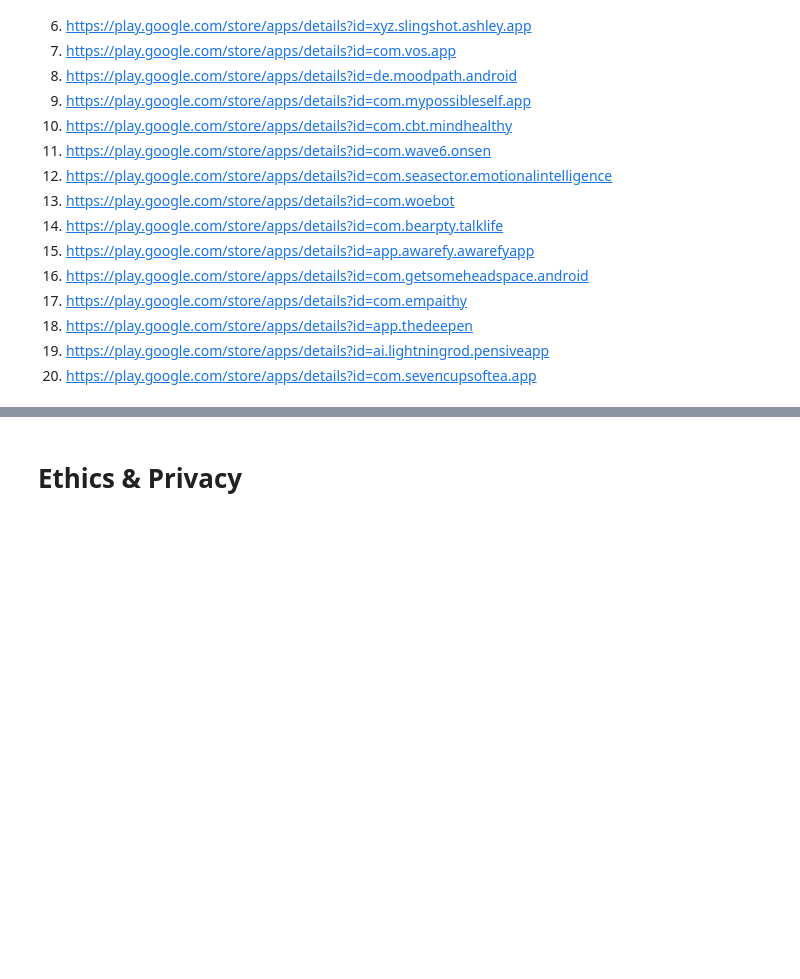
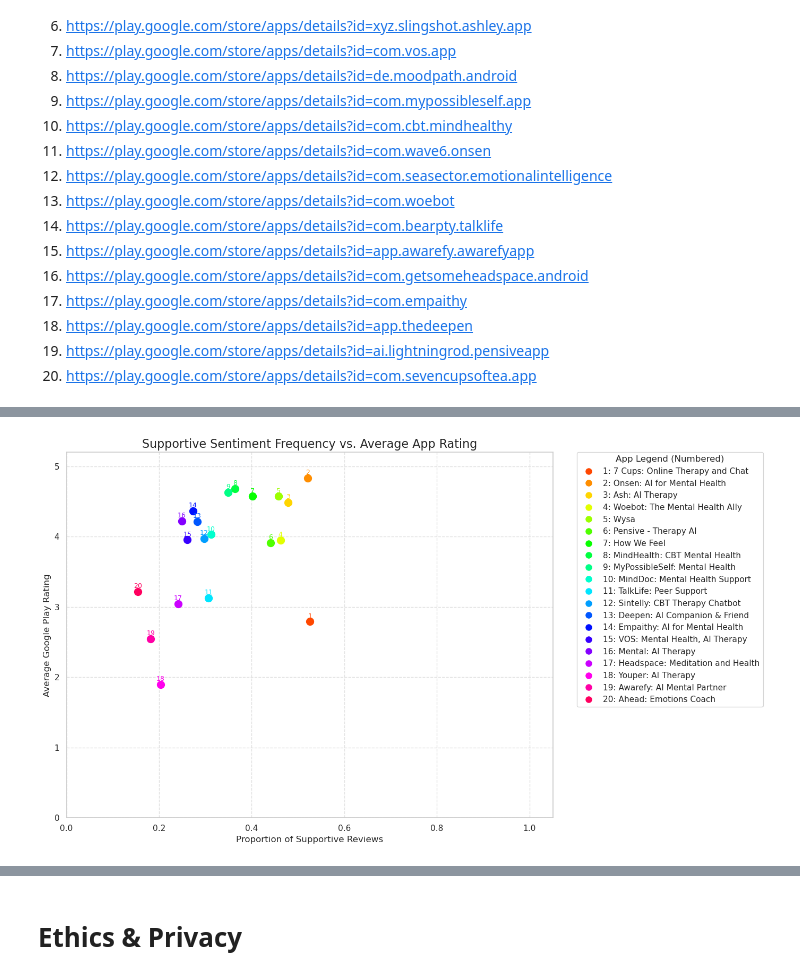
Before and after one commit to avalonandresen/cogs108, a Jupyter notebook: FinalProject_Group018_SP25.ipynb, the cells around one changed output, grey strips where cells are left out. Saved outputs shown, nothing was run; the diff lists cells and outputs as text; code cells hidden in the pictures; blank space fills up the shorter version.

```diff
--- a/FinalProject_Group018_SP25.ipynb
+++ b/FinalProject_Group018_SP25.ipynb
@@ -301,0 +524,9 @@ Some more words and stuff.  Remember notebooks work best if you interleave the c
+# %%
+review_classifier = SentimentIntensityAnalyzer()
+
+review_sentiment_dict = dict()
+for i in range(df_no_tech.shape[0]):
+    review_text = df_no_tech['review_clean'].iloc[i]
+    sentiment_scores = review_classifier.polarity_scores(review_text)
+    sentiment_scores['app'] = df_no_tech['app'].iloc[i]
+    review_sentiment_dict[review_text] = sentiment_scores
@@ -301,0 +597,51 @@ Some more words and stuff.  Remember notebooks work best if you interleave the c
+# %%
+plot_data = app_stats.reset_index()
+
+plot_data['app_number'] = range(1, len(plot_data) + 1)
+palette = sns.color_palette("hsv", len(plot_data))
+plot_data['color'] = palette
+
+# Plot
+plt.figure(figsize=(14, 8))
+for i, row in plot_data.iterrows():
+    plt.scatter(
+        row['supportive_frequency'],
+        row['avg_rating'],
+        color=row['color'],
+        s=100
+    )
+    plt.text(
+        row['supportive_frequency'],
+        row['avg_rating'] + 0.05,
+        str(row['app_number']),
+        color=row['color'],
+        fontsize=9,
+        ha='center'
+    )
+
+plt.title("Supportive Sentiment Frequency vs. Average App Rating", fontsize=16)
+plt.xlabel("Proportion of Supportive Reviews", fontsize=12)
+plt.ylabel("Average Google Play Rating", fontsize=12)
+plt.xlim(0, 1.05)
+plt.ylim(0, 5.2)
+plt.grid(True, linestyle='--', alpha=0.6)
+
+legend_labels = [
+    f"{num}: {name}" for num, name in zip(plot_data['app_number'], plot_data['app'])
+]
+plt.legend(
+    handles=[
+        plt.Line2D([0], [0], marker='o', color='w', label=label,
+                   markerfacecolor=color, markersize=10)
+        for label, color in zip(legend_labels, plot_data['color'])
+    ],
+    title="App Legend (Numbered)",
+    bbox_to_anchor=(1.05, 1),
+    loc='upper left',
+    borderaxespad=0.
+)
+
+plt.tight_layout()
+plt.show()
+# %% [output]
+[figure, added]
```
Also changed, not shown: parts of 46 cells of this notebook, 2 other files.
